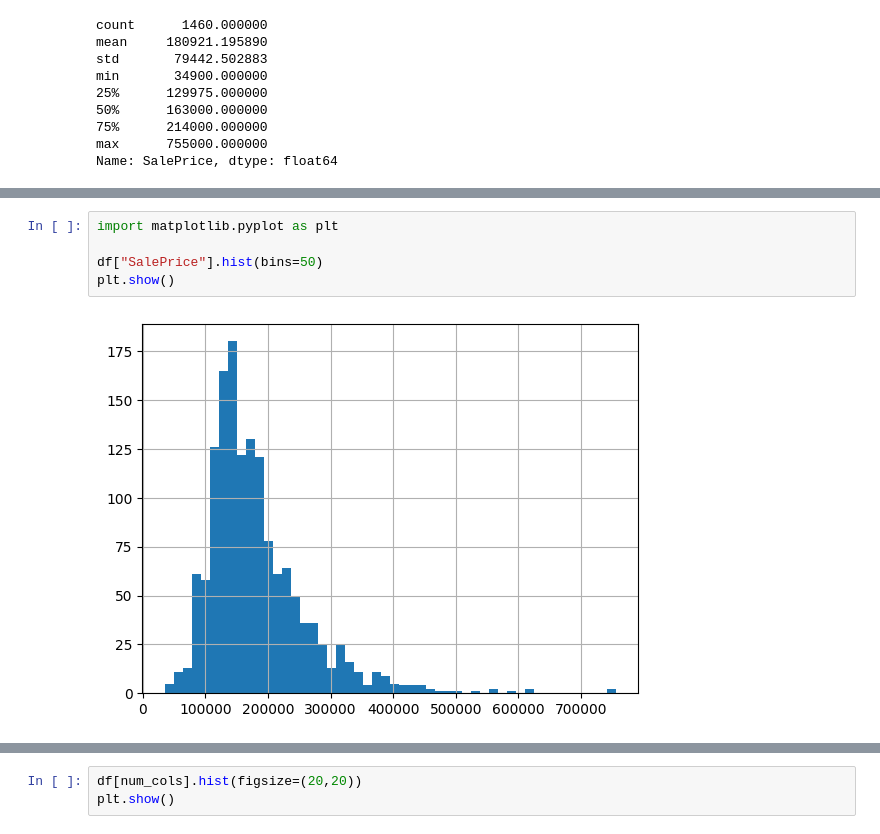
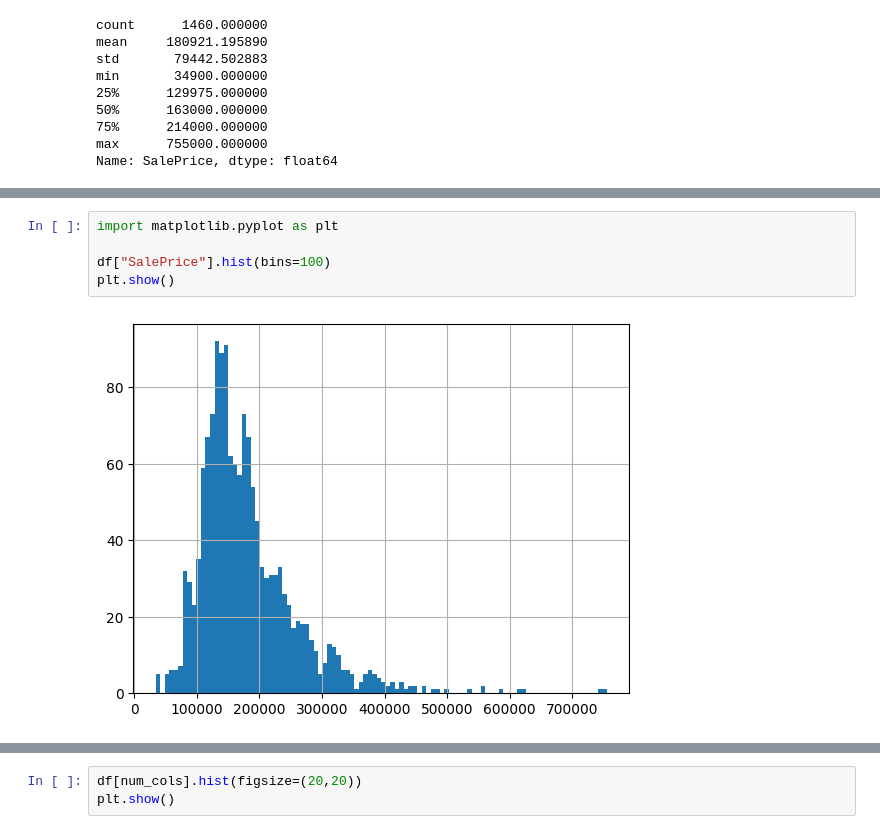
Before and after one commit to jrjoy1/Data_cleaning_practice, a Jupyter notebook: eda-1.ipynb, the cells around one changed output, grey strips where cells are left out. Cells and saved outputs as stored; diff of their text form.

```diff
--- a/eda-1.ipynb
+++ b/eda-1.ipynb
@@ -108,9 +124,9 @@ Name: SalePrice, dtype: float64
 # %%
 import matplotlib.pyplot as plt
 
-df["SalePrice"].hist(bins=50)
+df["SalePrice"].hist(bins=100)
 plt.show()
 # %% [output]
-[figure, old version]
+[figure, new version]
 # %%
 num_cols = df.select_dtypes(include=['int64','float64']).columns
```
Also changed, not shown: parts of 10 cells of this notebook, 1 other file.
